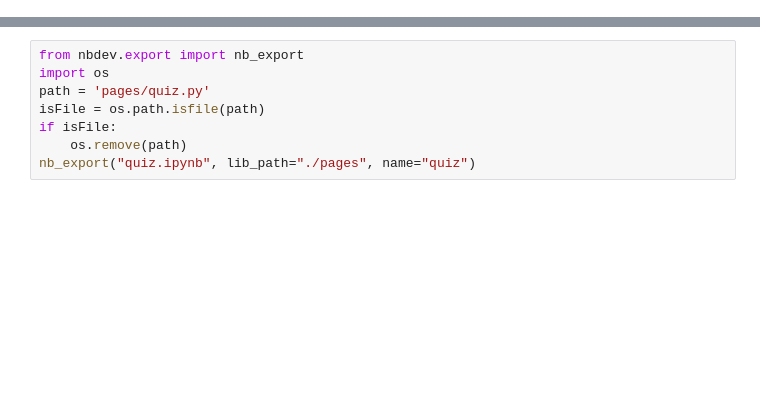
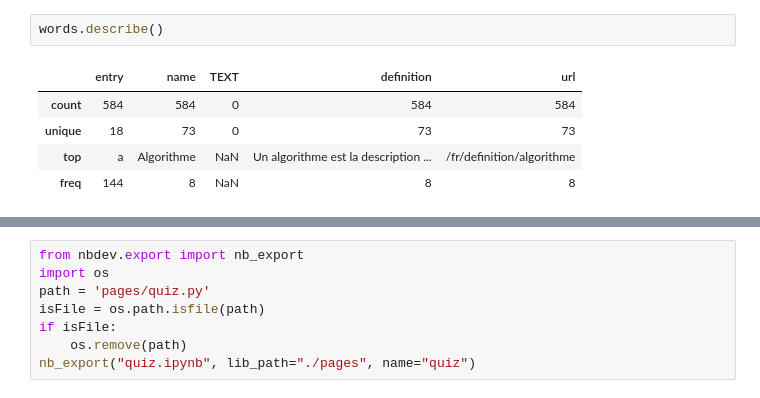
Before and after one commit to All-Khwarizmi/glossaire_ia, a Jupyter notebook: quiz.ipynb, the cells around one changed output, grey strips where cells are left out. Cells and saved outputs as stored; diff of their text form; blank space fills up the shorter version.

```diff
--- a/quiz.ipynb
+++ b/quiz.ipynb
@@ -24,0 +61,8 @@ DeltaGenerator()
+# %%
+words.describe()
+# %% [output]
+|  | entry | name | TEXT | definition | url |
+| count | 584 | 584 | 0 | 584 | 584 |
+| unique | 18 | 73 | 0 | 73 | 73 |
+| top | a | Algorithme | NaN | Un algorithme est la description ... | /fr/definition/algorithme |
+| freq | 144 | 8 | NaN | 8 | 8 |
```
Also changed, not shown: parts of 12 cells of this notebook, 6 other files.
